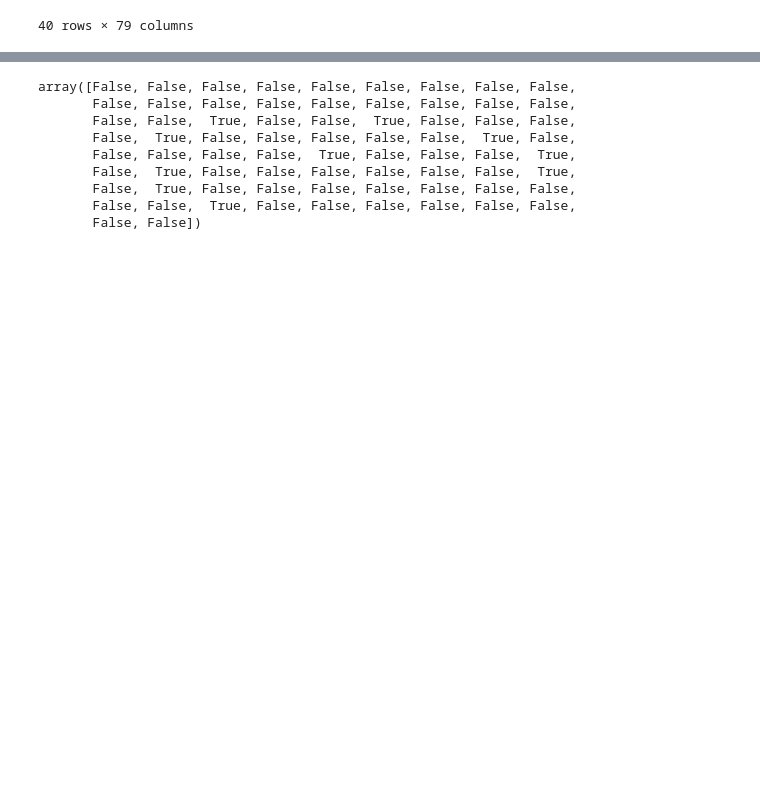
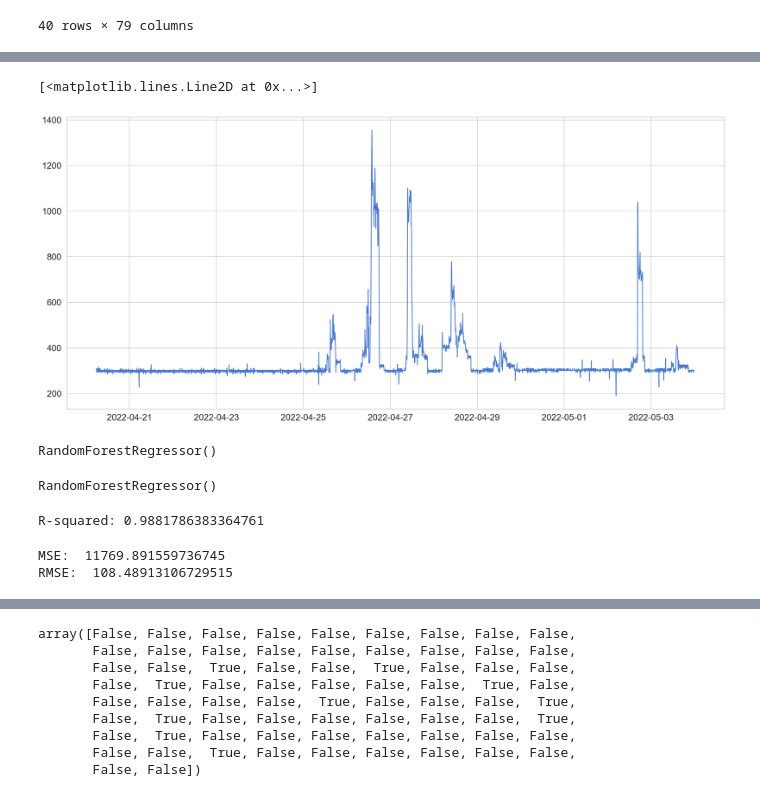
Before and after one commit to Ah-essabar/Master_SDS_Angers, a Jupyter notebook: S2/Mesures Polytech/FusionDataAll/HandlingMissingData/GenerationMissingdata.ipynb, the cells around one changed output, grey strips where cells are left out. Cells and saved outputs as stored; diff of their text form; code cells hidden in the pictures; blank space fills up the shorter version.

```diff
--- a/S2/Mesures Polytech/FusionDataAll/HandlingMissingData/GenerationMissingdata.ipynb
+++ b/S2/Mesures Polytech/FusionDataAll/HandlingMissingData/GenerationMissingdata.ipynb
@@ -242,0 +226,5 @@ y_test = y[int(X.shape[0]*p):]
+# %%
+plt.plot(ytest)
+# %% [output]
+[<matplotlib.lines.Line2D at 0x...>]
+[figure, added]
@@ -242,0 +242,29 @@ y_test = y[int(X.shape[0]*p):]
+# %%
+rfr = RandomForestRegressor()
+print(rfr)
+
+RandomForestRegressor(bootstrap=True, ccp_alpha=0.0, criterion='mse',
+                      max_depth=None, max_features='auto', max_leaf_nodes=None,
+                      max_samples=None, min_impurity_decrease=0.0,
+                      min_impurity_split=None, min_samples_leaf=1,
+                      min_samples_split=2, min_weight_fraction_leaf=0.0,
+                      n_estimators=100, n_jobs=None, oob_score=False,
+                      random_state=None, verbose=0, warm_start=False)
+# %% [output]
+RandomForestRegressor()
+RandomForestRegressor()
+# %%
+rfr.fit(xtrain, ytrain)
+score = rfr.score(xtrain, ytrain)
+print("R-squared:", score)
+# %% [output]
+R-squared: 0.9881786383364761
+# %%
+ypred = rfr.predict(xtest)
+mse = mean_squared_error(ytest, ypred)
+rmse = mean_squared_error(ytest, ypred,squared=False)
+print("MSE: ", mse)
+print("RMSE: ", rmse)
+# %% [output]
+MSE:  11769.891559736745
+RMSE:  108.48913106729515
```
Also changed, not shown: parts of 19 cells of this notebook, 2 other files.
